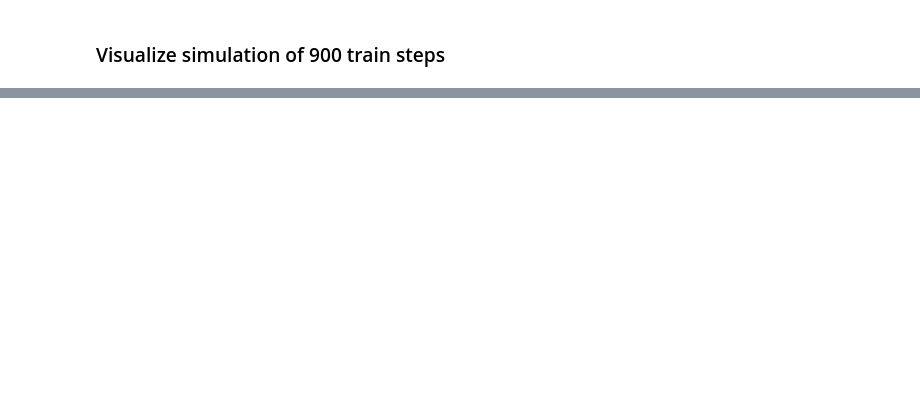
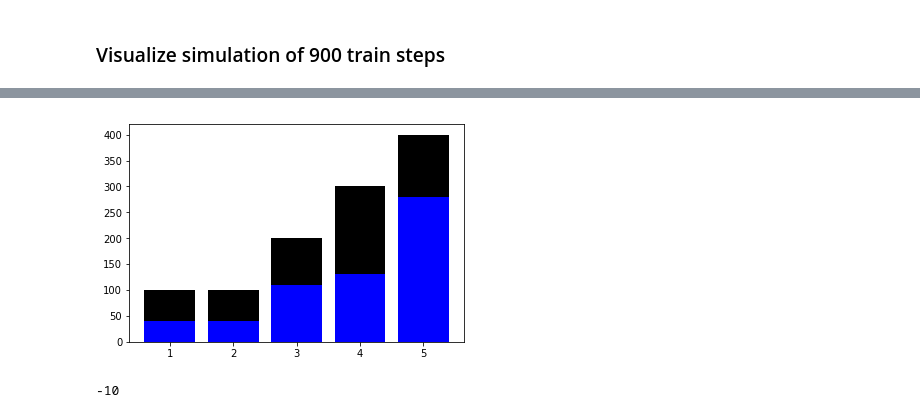
Before and after one commit to dsalgador/RL-Project, a Jupyter notebook: Q-learning.ipynb, the cells around one changed output, grey strips where cells are left out. Cells and saved outputs as stored; diff of their text form; code cells hidden in the pictures; blank space fills up the shorter version.

```diff
--- a/Q-learning.ipynb
+++ b/Q-learning.ipynb
@@ -454,0 +536,3 @@ HTML(anim.to_html5_video())
+# %%
+s0_keys = [key for key in list(Q) if key.startswith(s0)][1:10]
+s0_keys
@@ -454,0 +582,34 @@ HTML(anim.to_html5_video())
+# %%
+# Initialize system
+tanks, trucks, graph, weights_matrix = initialize_test_system()
+
+# Load trained Q-values
+n_iterations = 900
+Q = load_obj("Q-dict-test-"+f'{n_iterations}')
+
+sim_iterations = 10
+test_toy_system = model.System(tanks = tanks, trucks = trucks, adjacency_matrix = graph, weights_matrix = weights_matrix)
+# %%
+test = True
+visualization_steps = []
+rewards_list = []
+
+
+if test:
+    for i in range(sim_iterations):
+        test_toy_system.update_state()
+
+        s0 = test_toy_system.state_to_string()
+        best_action = optimal_policy(s0, Q)
+
+        reward = test_toy_system.deterministic_action(best_action)
+        print(reward)
+
+        test_toy_system.reset_trucks_positions();
+        test_toy_system.reset_trucks_loads();
+
+
+
+        #Save visualization and rewards
+        rewards_list.append(reward);
+        visualization_steps.append(test_toy_system.visualize());
@@ -454,0 +628,9 @@ HTML(anim.to_html5_video())
+# %%
+
+
+rewards_l = rewards_list
+vis_l = visualization_steps
+
+anim = create_system_animation(vis_l, sim_iterations)
+HTML(anim.to_html5_video())
+# %% [output]
@@ -454,0 +638,5 @@ HTML(anim.to_html5_video())
+[figure, added]
+# %%
+max(-np.inf,-10)
+# %% [output]
+-10
```
Also changed, not shown: parts of 41 cells of this notebook, 3 other files.
